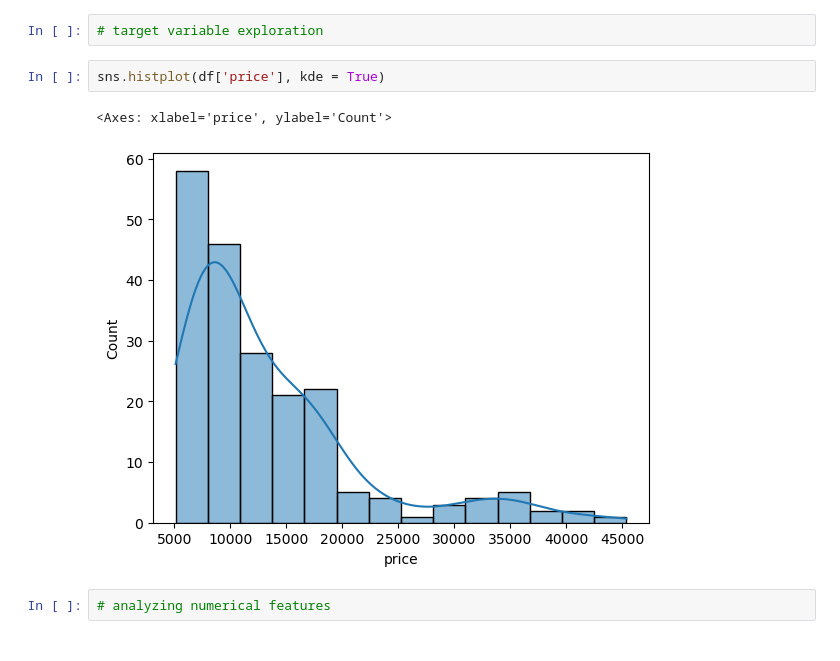
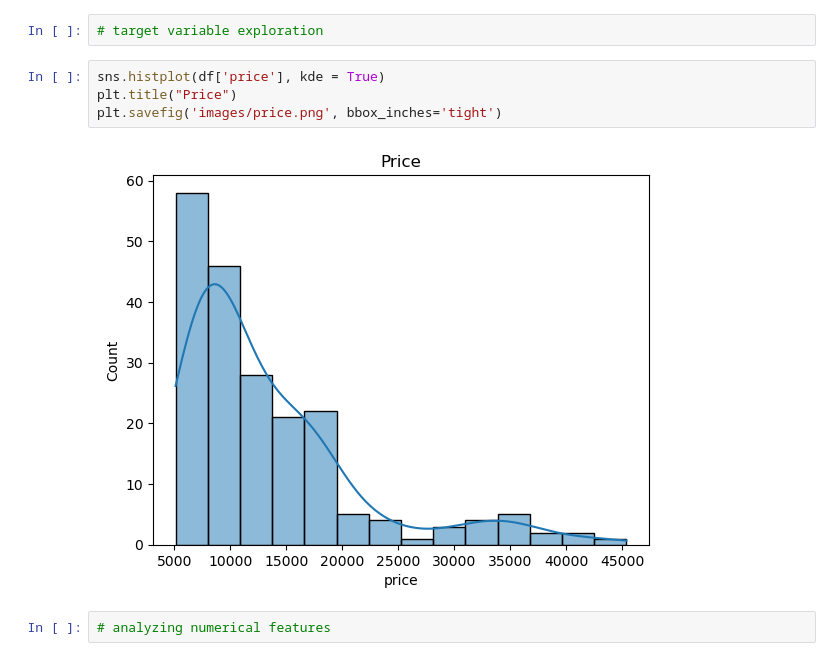
Before and after one commit to nakum0710/car-price-prediction, a Jupyter notebook: car_price_project.ipynb, the cells around one changed output. Drawn from its saved outputs; the diff is of its cells as text.

```diff
--- a/car_price_project.ipynb
+++ b/car_price_project.ipynb
@@ -98,9 +98,10 @@ df.drop_duplicates(inplace=True)
 # target variable exploration
 # %%
 sns.histplot(df['price'], kde = True)
+plt.title("Price")
+plt.savefig('images/price.png', bbox_inches='tight')
 # %% [output]
-<Axes: xlabel='price', ylabel='Count'>
-[figure, old version]
+[figure, new version]
 # %%
 # analyzing numerical features
 # %%
```
Also changed, not shown: parts of 3 cells of this notebook, 18 other files.
